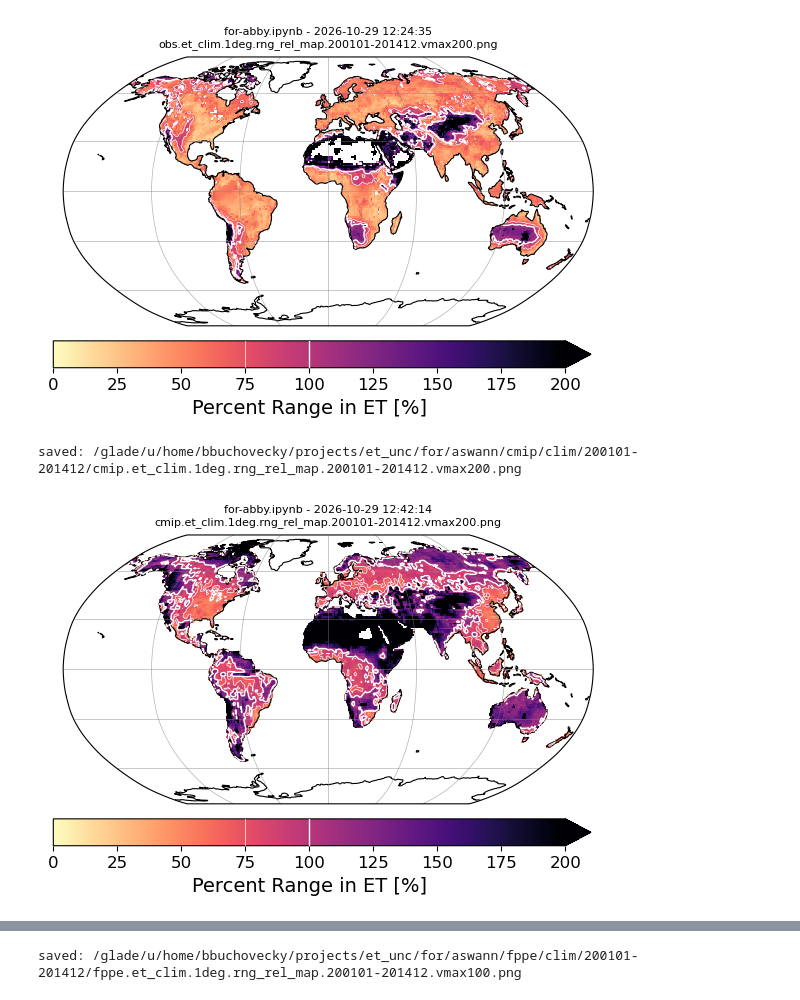
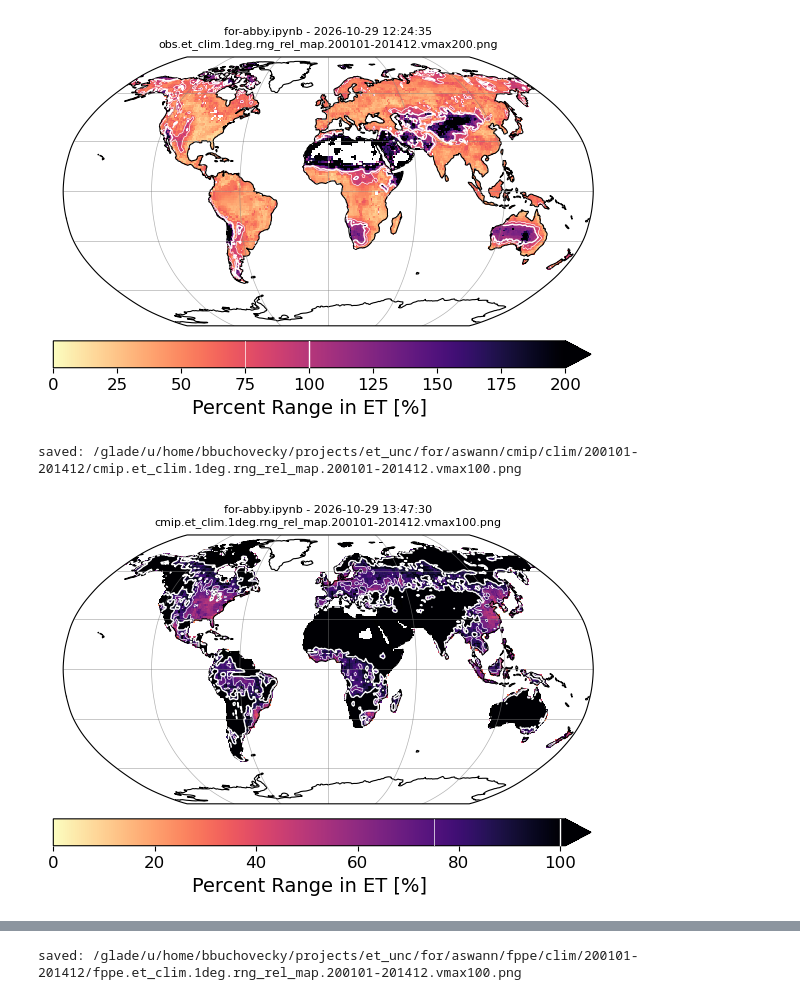
Before and after one commit to bbuchovecky/et_unc, a Jupyter notebook: notebooks/for-abby.ipynb, the cells around one changed output, grey strips where cells are left out. Drawn from its saved outputs; the diff is of its cells as text; code cells hidden in the pictures.

```diff
--- a/notebooks/for-abby.ipynb
+++ b/notebooks/for-abby.ipynb
@@ -65,10 +65,10 @@ qbin = {}
 inputs = {}
 for fam in FAMILIES:
     qbin[fam] = {}
-    inputs[fam] = {}
     for x in BIN_VARIABLES:
         qbin[fam][x] = xr.open_dataset(cfg.output_dir(PROC_ROOT, fam, "qbin", PERIOD, BINS) / f"{fam}.{x}.{TAG}.nc")
-        inputs[fam][x] = xr.open_dataset(cfg.inputs_path(fam, "1deg", PERIOD))
+
+    inputs[fam] = xr.open_dataset(cfg.inputs_path(fam, "1deg", PERIOD))
 # %%
 MIN_VALID_THRESH = 6
 MIN_AVG_THRESH = 2
@@ -82,7 +82,7 @@ qbin_rng = {}
 qbin_rng_rel = {}
 
 for fam in FAMILIES:
-    et[fam] = inputs[fam]["et_clim"].et.mean(dim="year")
+    et[fam] = inputs[fam].et.mean(dim="year")
     n_valid = et[fam].notnull().sum("member")
 
     rng[fam] = et[fam].max(dim="member") - et[fam].min(dim="member")
@@ -105,8 +107,8 @@ fam = "obs"
 fig, axes = plt.subplots(3, 4, figsize=(14, 7), subplot_kw=dict(projection=ccrs.Robinson()), layout="constrained")
 axs = axes.ravel()
 
-for ax, m, etp in zip(axs, ORD_MEMBER, inputs[fam]["et_clim"].sel(member=ORD_MEMBER).et_product):
-    mappable = inputs[fam]["et_clim"].et.sel(member=m).mean(dim="year").plot(
+for ax, m, etp in zip(axs, ORD_MEMBER, inputs[fam].sel(member=ORD_MEMBER).et_product):
+    mappable = inputs[fam].et.sel(member=m).mean(dim="year").plot(
         ax=ax,
         cmap=MAP_KWARGS["et"]["cmap"],
         vmin=0, vmax=140,
@@ -170,0 +175,24 @@ saved: /glade/u/home/bbuchovecky/projects/et_unc/for/aswann/obs/clim/200101-2014
+# %%
+fig, ax = plt.subplots(figsize=(8, 4), subplot_kw=dict(projection=ccrs.Robinson()), layout="constrained")
+mappable = et["obs"].mean(dim="member").plot(
+    ax=ax,
+    cmap=MAP_KWARGS["et"]["cmap"],
+    vmin=0, vmax=100,
+    transform=ccrs.PlateCarree(),
+    add_colorbar=False,
+)
+ax.set_global()
+# ax.gridlines(color="gray", linewidth=0.5, alpha=0.6)
+ax.coastlines(lw=0.8, color="k")
+cb = fig.colorbar(
+    mappable,
+    ax=ax,
+    extend="max",
+    location="right",
+    pad=0.02,
+)
+cb.set_label("Mean ET [W m$^{-2}$]", fontsize=14)
+cb.ax.tick_params(labelsize=12)
+
+fout = cfg.output_dir(FIG_ROOT, "obs", "clim", PERIOD) / f"obs.{ET_BIN_VARIABLE}.1deg.mean_map.{PERIOD}.png"
+finish(fig, fout, to_save=TO_SAVE, dpi=400)
@@ -238,7 +269,7 @@ map_range("obs", contour=[75, 100], vmax=200, to_save=TO_SAVE)
 saved: /glade/u/home/bbuchovecky/projects/et_unc/for/aswann/obs/clim/200101-201412/obs.et_clim.1deg.rng_rel_map.200101-201412.vmax200.png
 [figure]
 # %%
-map_range("cmip", contour=[75, 100], vmax=200, to_save=TO_SAVE)
+map_range("cmip", contour=[75, 100], vmax=100, to_save=TO_SAVE)
 # %% [output]
-saved: /glade/u/home/bbuchovecky/projects/et_unc/for/aswann/cmip/clim/200101-201412/cmip.et_clim.1deg.rng_rel_map.200101-201412.vmax200.png
+saved: /glade/u/home/bbuchovecky/projects/et_unc/for/aswann/cmip/clim/200101-201412/cmip.et_clim.1deg.rng_rel_map.200101-201412.vmax100.png
-[figure, old version]
+[figure, new version]
```
Also changed, not shown: parts of 14 cells of this notebook, 1 other file.
